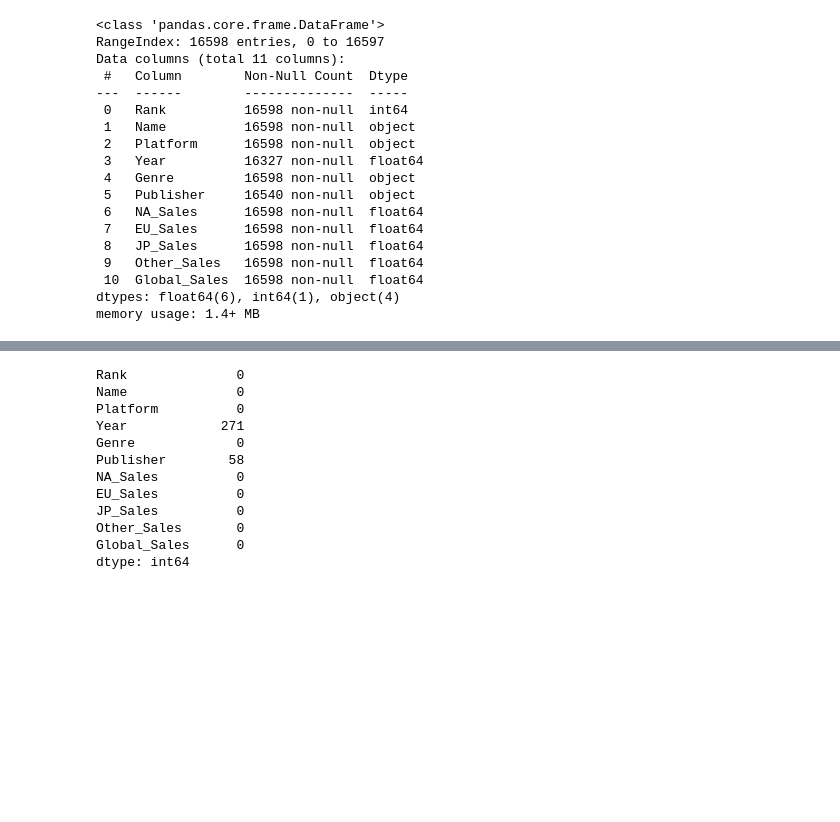
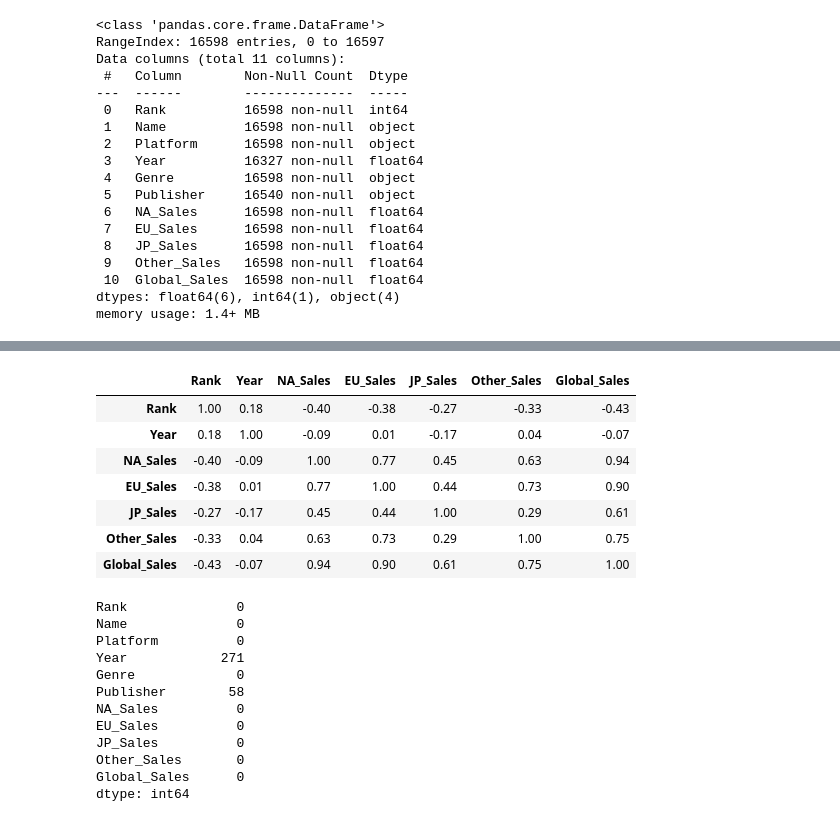
Before and after one commit to Abdullab8/games-sales-regression-model, a Jupyter notebook: notebook.ipynb, the cells around one changed output, grey strips where cells are left out. Cells and saved outputs as stored; diff of their text form; code cells hidden in the pictures; blank space fills up the shorter version.

```diff
--- a/notebook.ipynb
+++ b/notebook.ipynb
@@ -42,3 +54,14 @@ memory usage: 1.4+ MB
+# %%
+df.select_dtypes('number').corr().round(2)
+# %% [output]
+|  | Rank | Year | NA_Sales | EU_Sales | JP_Sales | Other_Sales | Global_Sales |
+| Rank | 1.00 | 0.18 | -0.40 | -0.38 | -0.27 | -0.33 | -0.43 |
+| Year | 0.18 | 1.00 | -0.09 | 0.01 | -0.17 | 0.04 | -0.07 |
+| NA_Sales | -0.40 | -0.09 | 1.00 | 0.77 | 0.45 | 0.63 | 0.94 |
+| EU_Sales | -0.38 | 0.01 | 0.77 | 1.00 | 0.44 | 0.73 | 0.90 |
+| JP_Sales | -0.27 | -0.17 | 0.45 | 0.44 | 1.00 | 0.29 | 0.61 |
+| Other_Sales | -0.33 | 0.04 | 0.63 | 0.73 | 0.29 | 1.00 | 0.75 |
+| Global_Sales | -0.43 | -0.07 | 0.94 | 0.90 | 0.61 | 0.75 | 1.00 |
 # %%
 df.isnull().sum()
 # %% [output]
```
Also changed, not shown: parts of 16 cells of this notebook.
